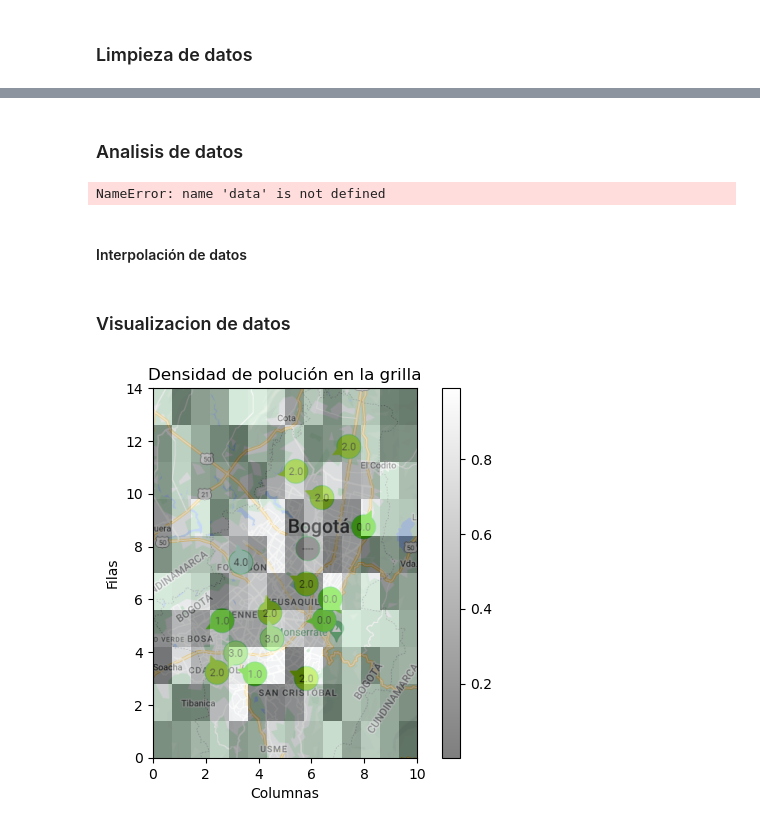
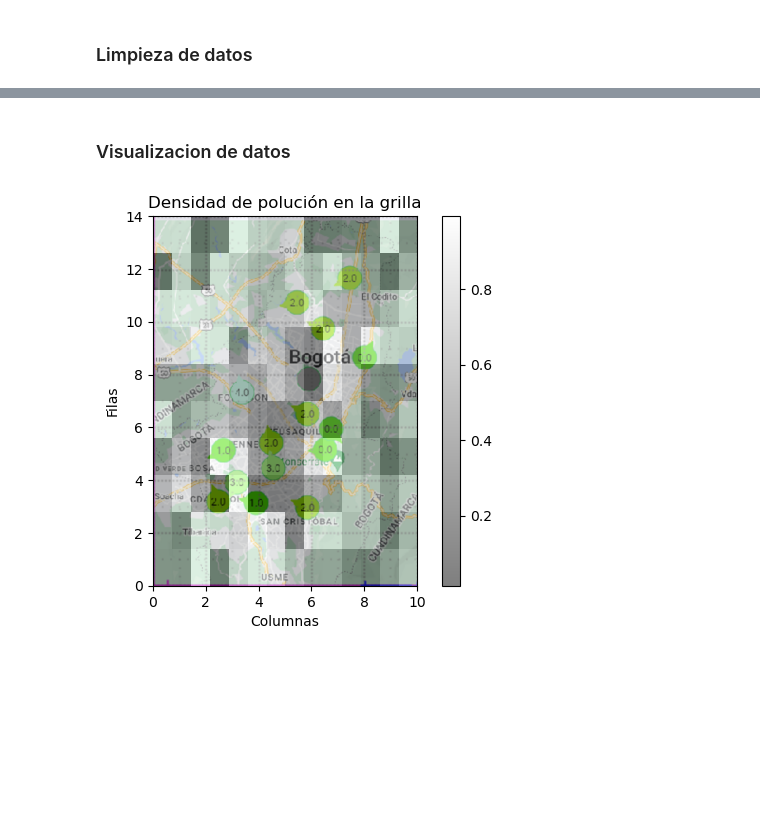
Before and after one commit to svargasro/Wildfire-Smoke-Spread-Over-Bogot-Workshops, a Jupyter notebook: Proyecto Final/Codigo/Analisis de Datos/Polucion/mapa_contaminacion.ipynb, the cells around one changed output, grey strips where cells are left out. Drawn from its saved outputs; the diff is of its cells as text; code cells hidden in the pictures; blank space fills up the shorter version.

Commit message:
Added the right file mapa_contamiacion

```diff
--- a/Proyecto Final/Codigo/Analisis de Datos/Polucion/mapa_contaminacion.ipynb
+++ b/Proyecto Final/Codigo/Analisis de Datos/Polucion/mapa_contaminacion.ipynb
@@ -78,52 +139,41 @@ KeyError: 'column'
-# %% [markdown]
-### Analisis de datos
-# %%
-#Lectura de datos por dia
-
-#Lectura de datos por hora
-data =
-# %% [output]
-NameError: name 'data' is not defined
-# %% [markdown]
-#### Interpolación de datos
 # %% [markdown]
 ### Visualizacion de datos
 # %%
 
 #@title Visualización de la grilla
-def Mapa(data, map_path='../Map.png'):
+def Mapa(data):
     # Cargar la imagen de fondo
-    background_image = mpimg.imread(map_path)
+    background_image = mpimg.imread('../Mapa.png')
 
 
 
 
     # Crear el plot
     fig, ax = plt.subplots()
 
     # Mostrar la imagen de fondo
     ax.imshow(background_image, extent=[0, Lx, 0, Ly], aspect='auto')
 
     # Mostrar la grilla coloreada sobre la imagen de fondo
     # Ajustar alpha para hacer la grilla transparente
     cax = ax.imshow(data, cmap='gray', interpolation='nearest', extent=[0, Lx, 0, Ly], alpha=0.5)
 
 
     # Agregar una barra de colores para referencia
     plt.colorbar(cax)
 
     # Configurar etiquetas y título (opcional)
     plt.title('Densidad de polución en la grilla')
     plt.xlabel('Columnas')
     plt.ylabel('Filas')
 
     # Mostrar el plot
     plt.show()
 
 Lx = 10
 Ly = 14
 # Crear una matriz de (Lx)x(Ly) con valores aleatorios entre 0 y 1
 data = np.random.rand(Lx, Ly)
 Mapa(data)
 # %% [output]
-[figure, old version]
+[figure, new version]
```
Also changed, not shown: parts of 15 cells of this notebook.
